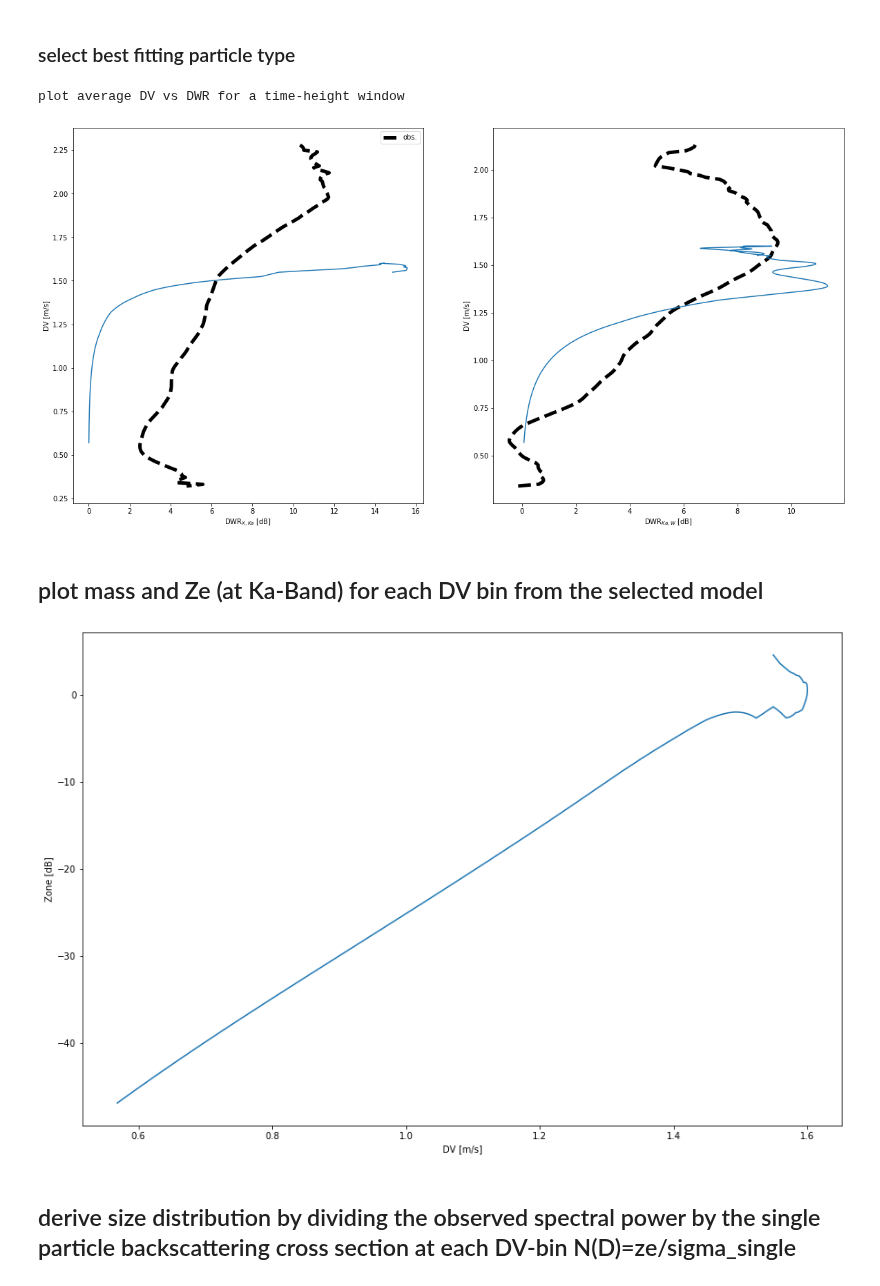
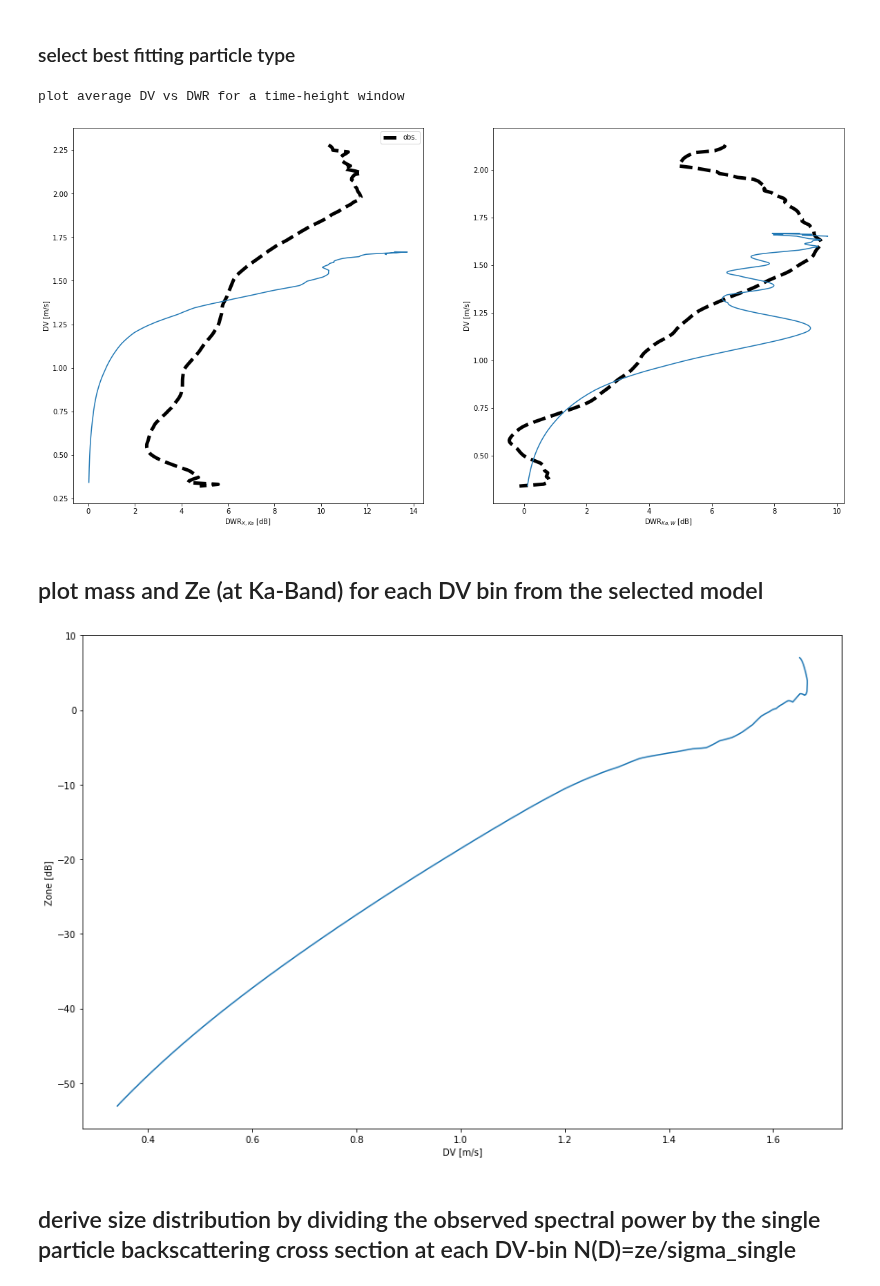
Before and after one commit to OPTIMICe-team/PSDretrieval, a Jupyter notebook: notebooks/ShowcaseRetrievalNewPtypeFixed.ipynb, the cells around one changed output. Drawn from its saved outputs; the diff is of its cells as text; code cells hidden in the pictures.

```diff
--- a/notebooks/ShowcaseRetrievalNewPtypeFixed.ipynb
+++ b/notebooks/ShowcaseRetrievalNewPtypeFixed.ipynb
@@ -49,7 +51,7 @@ ax = pl.plotObsSpectra(SpecSingle,ax)
 ## alternatively: set w yourself
 Attention this assumes a constant w for the whole SpecWindow (time-height) window
 # %%
-SpecWindow = pR.addVerticalWindToSpecWindow(SpecWindow,None,addManually=True,manualW=0.23)
+SpecWindow = pR.addVerticalWindToSpecWindow(SpecWindow,None,addManually=True,manualW=0.24)
 # %%
 #extract a single spectra from the time-height window (no with the W-information)
 SpecSingle  = pR.selectSingleTimeHeight(SpecWindow)
@@ -95,23 +97,23 @@ plot average DV vs DWR for a time-height window
 ### select best fitting particle type
 # %%
 #select particle type
-bestPartType = "Leinonen15tabB02"
+bestPartType = "vonTerzi_column"
 #plot sDWR vs DV for best fitting particle type
 Zx, Zk, Zw, Dmax, K2, vel = sc.model3fOne(bestPartType)
 DWRxk = Zx - Zk; DWRkw = Zk - Zw
 fig2,axes2 = plt.subplots(nrows=1,ncols=2,figsize=(20,10))
 axes2 = pl.plotSDWRvsDVobs(SpecWindow,axes2)
 axes2 = pl.plotSDWRvsDVmodel(vel,DWRxk,DWRkw,axes2,bestPartType)
 # %% [output]
 plot average DV vs DWR for a time-height window
-[figure, old version]
+[figure, new version]
 # %% [markdown]
 ## plot mass and Ze (at Ka-Band) for each DV bin from the selected model
 # %%
 fig,ax = plt.subplots(nrows=1,ncols=1,figsize=(15,10))
 ax = pl.plotSinglePartZe(bestPartType,ax,freq="Ka")
 # %% [output]
-[figure, old version]
+[figure, new version]
 # %% [markdown]
 ## derive size distribution by dividing the observed spectral power by the single particle backscattering cross section at each DV-bin N(D)=ze/sigma_single
 # %%
```
Also changed, not shown: parts of 4 cells of this notebook, 3 other files.
